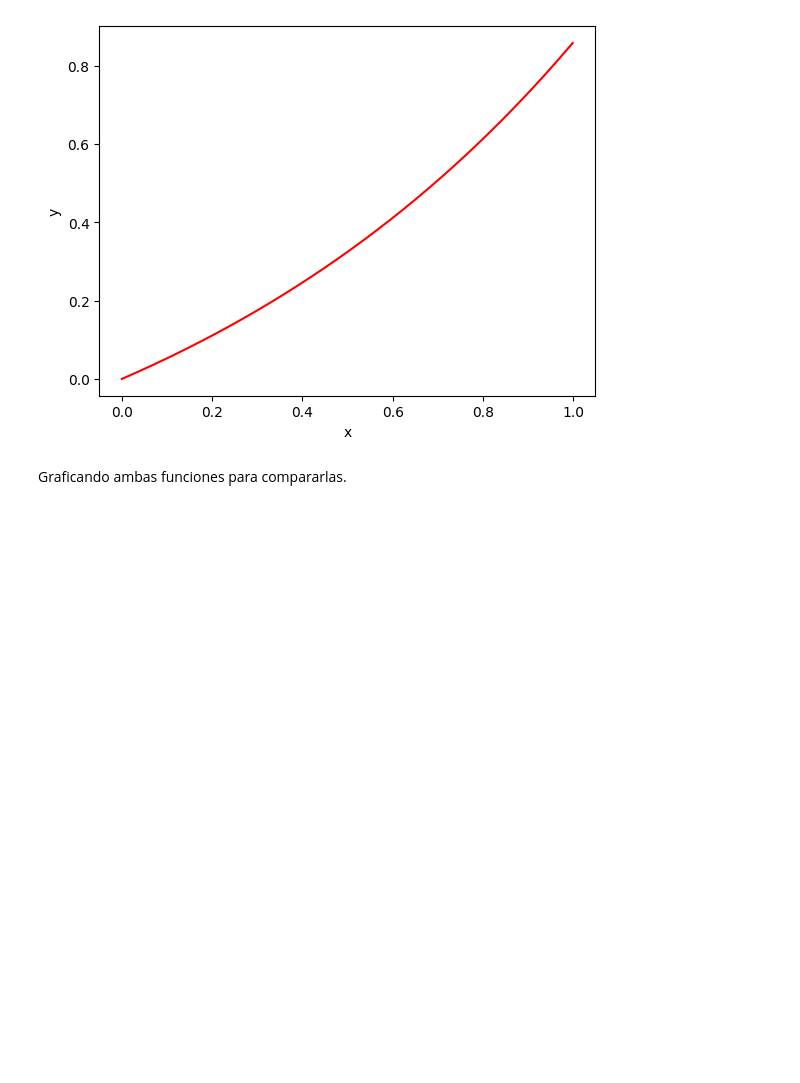
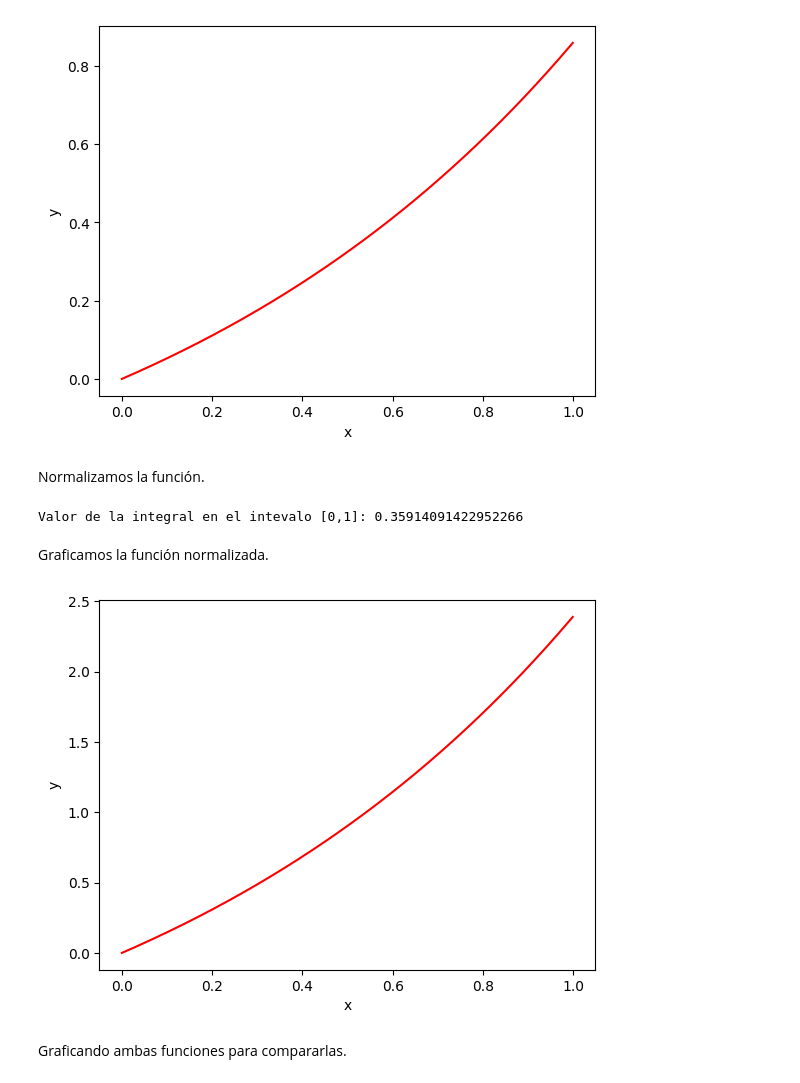
Before and after one commit to AyaxYordi/Simulacion-2---2024, a Jupyter notebook: Variantes_del_Monte_Carlo.ipynb, the cells around one changed output. Drawn from its saved outputs; the diff is of its cells as text; code cells hidden in the pictures; blank space fills up the shorter version.

```diff
--- a/Variantes_del_Monte_Carlo.ipynb
+++ b/Variantes_del_Monte_Carlo.ipynb
@@ -85,12 +86,33 @@ La funcion que se propone es la siguiente.
 # %%
-f2 = lambda x: 0.5*np.exp(t)-0.5
+f2 = lambda t: 0.5*np.exp(t)-0.5
 
+t = np.arange(0,1,0.001)
 plt.plot(t,f2(t),c="red")
 plt.xlabel("x")
 plt.ylabel("y")
 plt.show()
 # %% [output]
 [figure]
+# %% [markdown]
+Normalizamos la función.
+# %%
+g = lambda x : 0.5*exp(x)-0.5
+
+print("Valor de la integral en el intevalo [0,1]: {0}".format(quad(g,0,1)[0]))
+# %% [output]
+Valor de la integral en el intevalo [0,1]: 0.35914091422952266
+# %% [markdown]
+Graficamos la función normalizada.
+# %%
+G = lambda t :(1/quad(g,0,1)[0])*(0.5*np.exp(t)-0.5)
+
+t = np.arange(0,1,0.001)
+plt.plot(t,G(t),c="red")
+plt.xlabel("x")
+plt.ylabel("y")
+plt.show()
+# %% [output]
+[figure, added]
 # %% [markdown]
 Graficando ambas funciones para compararlas.
 # %%
```
Also changed, not shown: parts of 13 cells of this notebook.
